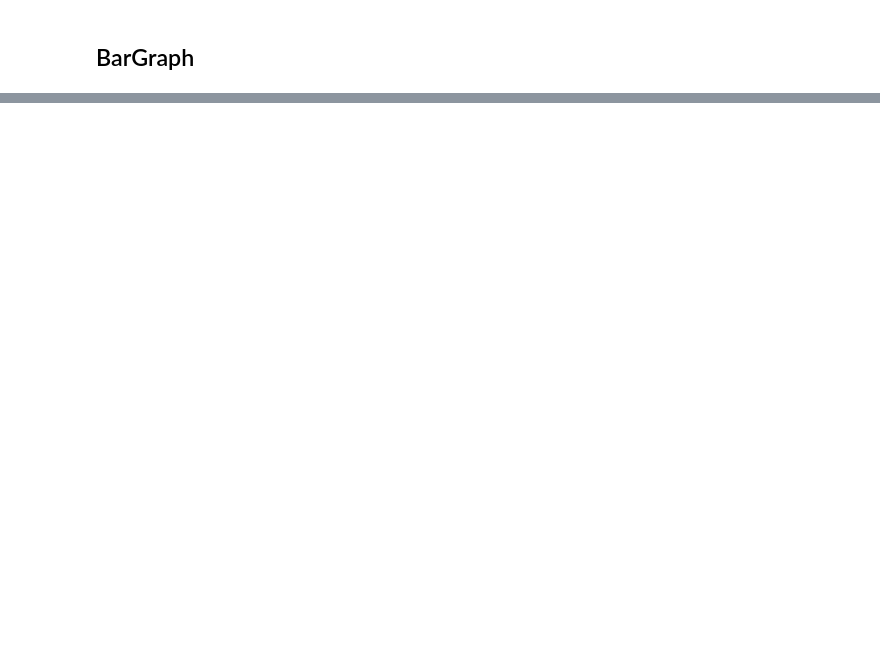
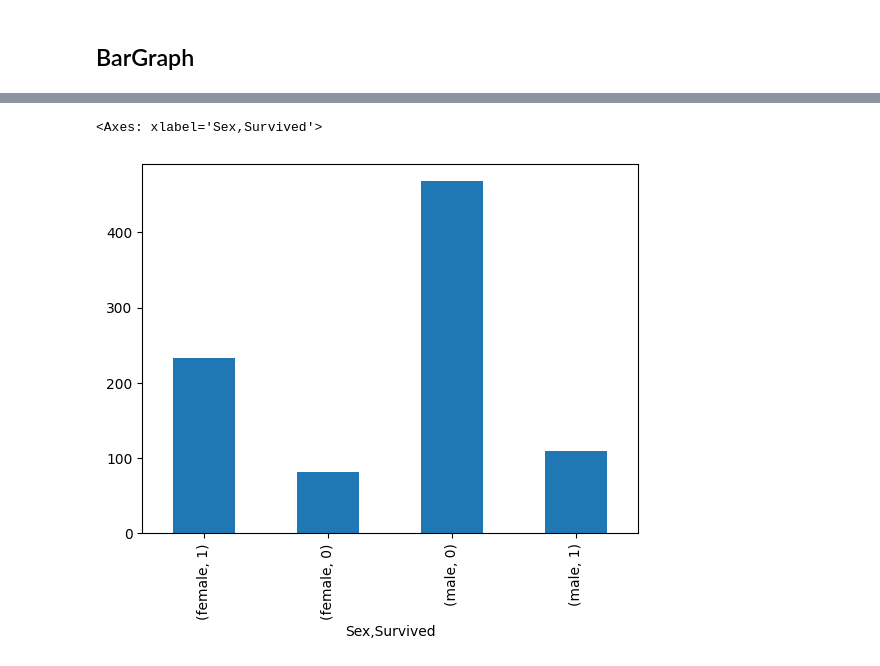
Before and after one commit to prakash587/dsml_practice, a Jupyter notebook: dsml_practice/ML/Ml_library/pandas/graphical represn.ipynb, the cells around one changed output, grey strips where cells are left out. Drawn from its saved outputs; the diff is of its cells as text; code cells hidden in the pictures; blank space fills up the shorter version.

```diff
--- a/dsml_practice/ML/Ml_library/pandas/graphical represn.ipynb
+++ b/dsml_practice/ML/Ml_library/pandas/graphical represn.ipynb
@@ -11,0 +28,7 @@ titanic_df['Survived'].value_counts().plot(kind= 'bar')
+# %%
+group_by_gender=titanic_df[["Sex", "Survived"]].groupby(by= "Sex")
+# %%
+group_by_gender['Survived'].value_counts().plot(kind='bar')
+# %% [output]
+<Axes: xlabel='Sex,Survived'>
+[figure, added]
```
Also changed, not shown: parts of 7 cells of this notebook.
